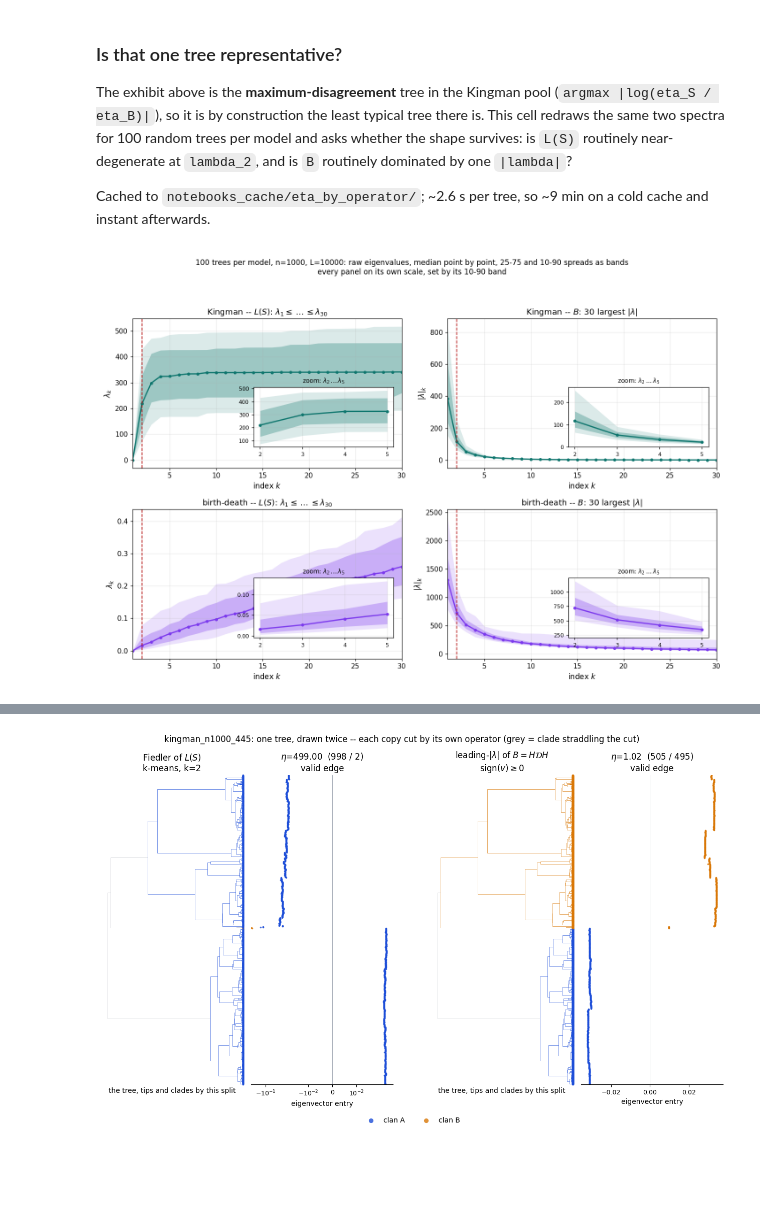
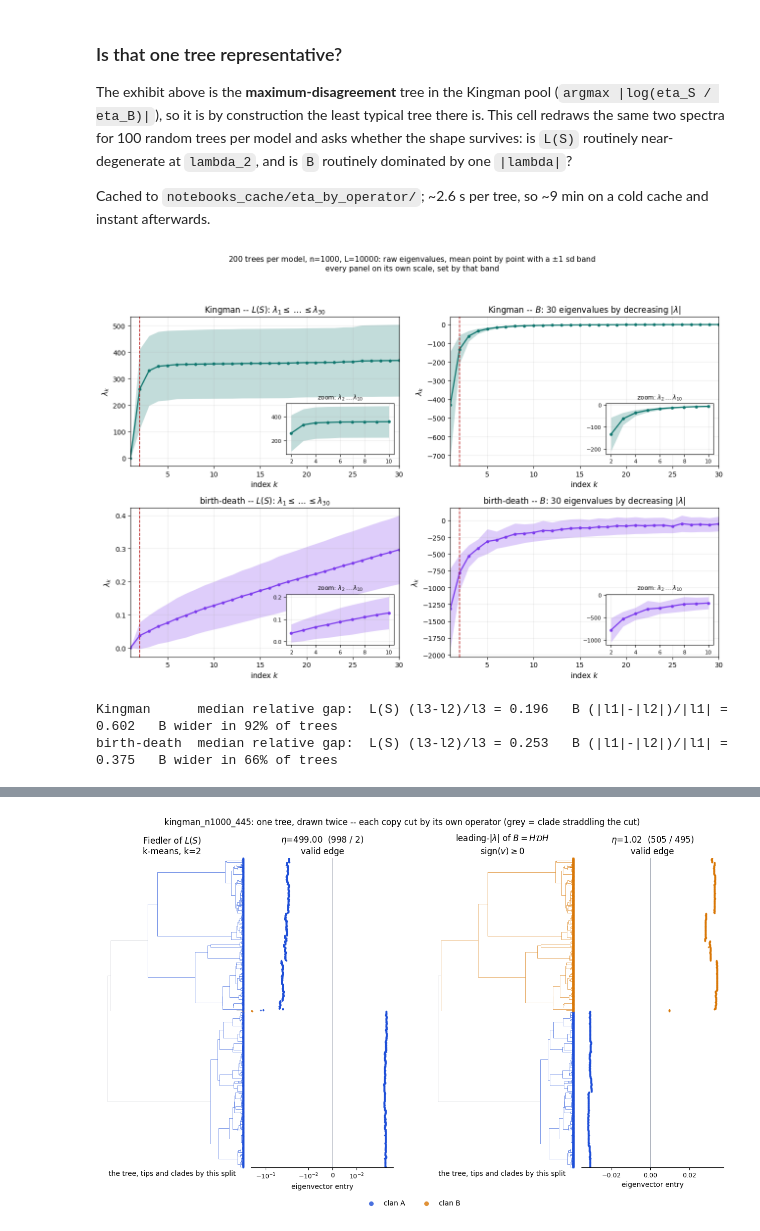
Before and after one commit to itaygonnen/spectral-tree-inference, a Jupyter notebook: sub_sampled_fielder_vec/analysis/supporting/eta_by_operator.ipynb, the cells around one changed output, grey strips where cells are left out. Drawn from its saved outputs; the diff is of its cells as text; code cells hidden in the pictures; blank space fills up the shorter version.

```diff
--- a/sub_sampled_fielder_vec/analysis/supporting/eta_by_operator.ipynb
+++ b/sub_sampled_fielder_vec/analysis/supporting/eta_by_operator.ipynb
@@ -290,7 +298,7 @@ for ax, (ev, used, name, note) in zip(axes, spectra):
     # lambda_1 = 0 and the bulk sit orders of magnitude away from the gaps that
     # matter, so the head of each spectrum needs its own axis to be readable.
     a, b = ZOOM
-    axi = ax.inset_axes([0.16, 0.13, 0.44, 0.35])    # same corner in every panel
+    axi = ax.inset_axes([0.58, 0.10, 0.40, 0.34])   # flush bottom-right
     axi.plot(idx[a:b], ev[a:b], "o-", ms=4, lw=0.8, color="#6b7280")
     if a <= used < b:                            # B's leading value is outside the zoom
         axi.scatter([idx[used]], [ev[used]], s=70, facecolor="none",
@@ -331,7 +341,7 @@ Cached to `notebooks_cache/eta_by_operator/`; ~2.6 s per tree, so ~9 min on a co
 #   (i)  L(S) is near-degenerate at lambda_2 -- the Fiedler vector is not isolated, so
 #        a sub-sample can rotate it into a different split;
 #   (ii) B has one |lambda| far above the rest -- its leading vector IS isolated.
-R_SAMPLE = 100                                  # trees per model
+R_SAMPLE = 200                                  # trees per model
 SPEC_CACHE = CDIR / f"spectra_sample_n{N}_L{SEQ_LEN}_R{R_SAMPLE}.npz"
 
 rng = np.random.default_rng(0)
@@ -374,71 +384,73 @@ def pad_lim(lohi, frac=0.06):
 kk = np.arange(1, K_PLOT + 1)
 ARM_SPEC = [(spec_L[:, :K_PLOT],
              rf"$L(S)$: $\lambda_1 \leq \dots \leq \lambda_{{{K_PLOT}}}$", r"$\lambda_k$"),
-            (np.abs(spec_B[:, :K_PLOT]),
-             rf"$B$: {K_PLOT} largest $|\lambda|$", r"$|\lambda|_k$")]
+            (spec_B[:, :K_PLOT],                # signed: B is NSD, so these are negative
+             rf"$B$: {K_PLOT} eigenvalues by decreasing $|\lambda|$", r"$\lambda_k$")]
 
-ZOOM_SAMPLE = (1, 5)                            # this panel zooms tighter: indices 2..5
+ZOOM_SAMPLE = (1, 10)                           # indices 2..10
 
 
 def band(ax_, x, block, color):
-    """Median point by point, with the 25-75 and 10-90 spreads drawn as bands.
+    """Mean point by point, with a +/- 1 sd band around it.
 
-    100 individual curves hid the median and dragged every axis out to a handful of
-    extreme trees; the bands carry the same spread and set an honest scale.
+    The individual curves hid the mean and dragged every axis out to a handful of
+    extreme trees; the band carries the spread and sets an honest scale.
     """
-    p10, q25, med, q75, p90 = np.percentile(block, [10, 25, 50, 75, 90], axis=0)
-    ax_.fill_between(x, p10, p90, color=color, alpha=0.15, lw=0)
-    ax_.fill_between(x, q25, q75, color=color, alpha=0.30, lw=0)
-    ax_.plot(x, med, "o-", ms=3.5, lw=1.8, color=color)
-    return p10.min(), p90.max()
+    mu, sd = block.mean(axis=0), block.std(axis=0)
+    ax_.fill_between(x, mu - sd, mu + sd, color=color, alpha=0.25, lw=0)
+    ax_.plot(x, mu, "o-", ms=3.5, lw=1.8, color=color)
+    return float((mu - sd).min()), float((mu + sd).max())
 
 
 fig, axes = plt.subplots(len(MODELS), len(ARM_SPEC), figsize=(13, 9))
 for r, (mo, mname) in enumerate(MODELS):
     sel = models == mo
     for c, (Y, name, ylab) in enumerate(ARM_SPEC):
         ax, Yv = axes[r, c], Y[sel]
         ax.set_ylim(*pad_lim(band(ax, kk, Yv, C_MOD[mo])))
         ax.axvline(2, color="#b91c1c", ls="--", lw=1.2)
         ax.set_title(f"{mname} -- {name}", fontsize=12)
         ax.set_xlabel("index $k$", fontsize=11); ax.set_ylabel(ylab, fontsize=11)
         ax.set_xlim(1, K_PLOT)
         ax.grid(alpha=0.25)
 
-        # always the same corner, and a tighter window than the single-tree exhibit
+        # same corner in all four panels, tighter window than the single-tree exhibit
         a, b = ZOOM_SAMPLE
-        axi = ax.inset_axes([0.45, 0.14, 0.52, 0.40])
+        axi = ax.inset_axes([0.58, 0.08, 0.40, 0.34])   # flush bottom-right
         axi.set_ylim(*pad_lim(band(axi, kk[a:b], Yv[:, a:b], C_MOD[mo])))
         axi.set_title(rf"zoom: $\lambda_{{{a+1}}}\dots\lambda_{{{b}}}$", fontsize=9)
-        axi.set_xticks(np.arange(a + 1, b + 1))   # integer indices, not 2.5
+        axi.set_xticks(np.arange(a + 1, b + 1, 2))   # integers, thinned to fit
         axi.tick_params(labelsize=8)
         axi.grid(alpha=0.25)
-fig.suptitle(f"{R_SAMPLE} trees per model, n={N}, L={SEQ_LEN}: raw eigenvalues, median "
-             f"point by point, 25-75 and 10-90 spreads as bands\n"
-             f"every panel on its own scale, set by its 10-90 band", fontsize=11)
+fig.suptitle(f"{R_SAMPLE} trees per model, n={N}, L={SEQ_LEN}: raw eigenvalues, "
+             f"mean point by point with a $\\pm$1 sd band\n"
+             f"every panel on its own scale, set by that band", fontsize=11)
 fig.tight_layout(rect=[0, 0, 1, 0.94])
 plt.show()
 
-# The gap next to the eigenvector each arm reads is what makes that split stable under
-# sub-sampling, so report it per tree model as quartiles over the sample.
-gap_rows = []
+# The head of each spectrum as numbers: one row per (tree model, route), one column
+# per eigenvalue, median over the sample. B is NSD so its entries are negative, and
+# L(S) has lambda_1 = 0 for every tree.
+EV_TABLE_K = 5
+ev_rows, ev_index = [], []
 for mo, mname in MODELS:
     sel = models == mo
-    qL, qB = np.percentile(gapL[sel], [25, 50, 75]), np.percentile(gapB[sel], [25, 50, 75])
-    gap_rows.append({
-        "model": mname, "trees": int(sel.sum()),
-        "L(S) gap q25": round(qL[0], 3), "L(S) gap med": round(qL[1], 3),
-        "L(S) gap q75": round(qL[2], 3),
-        "B gap q25": round(qB[0], 3), "B gap med": round(qB[1], 3),
-        "B gap q75": round(qB[2], 3),
-        "B gap > L(S) gap": f"{100*np.mean(gapB[sel] > gapL[sel]):.0f}%",
-    })
-gap_rows.append({
-    "model": f"exhibit tree ({TREE_ID})", "trees": 1,
-    "L(S) gap med": round((ev_L[2] - ev_L[1]) / ev_L[2], 4),
-    "B gap med": round((abs(ev_B[0]) - abs(ev_B[1])) / abs(ev_B[0]), 4),
-})
-gap_table = pd.DataFrame(gap_rows).set_index("model")
-gap_table   # gap = (l3-l2)/l3 for L(S), (|l|1-|l|2)/|l|1 for B; blank = not a sample
+    for Y, rname in ((spec_L, "L(S)"), (spec_B, "B = HDH")):
+        med = np.median(Y[sel, :EV_TABLE_K], axis=0)
+        ev_rows.append({f"lambda_{j+1}": f"{med[j]:.4g}" for j in range(EV_TABLE_K)})
+        ev_index.append((mname, rname))
+ev_table = pd.DataFrame(ev_rows, index=pd.MultiIndex.from_tuples(
+    ev_index, names=["model", "route"]))
+
+# The one claim the band plot is here to settle, kept as a line rather than a table:
+# how far the eigenvalue each arm reads sits from its neighbour.
+for mo, mname in MODELS:
+    sel = models == mo
+    print(f"{mname:<12s} median relative gap:  L(S) (l3-l2)/l3 = {np.median(gapL[sel]):.3f}"
+          f"   B (|l1|-|l2|)/|l1| = {np.median(gapB[sel]):.3f}"
+          f"   B wider in {100*np.mean(gapB[sel] > gapL[sel]):.0f}% of trees")
+ev_table   # medians over the sample; K_PLOT-wide version of these rows is the plot above
 # %% [output]
-[figure, old version]
+[figure, new version]
+Kingman      median relative gap:  L(S) (l3-l2)/l3 = 0.196   B (|l1|-|l2|)/|l1| = 0.602   B wider in 92% of trees
+birth-death  median relative gap:  L(S) (l3-l2)/l3 = 0.253   B (|l1|-|l2|)/|l1| = 0.375   B wider in 66% of trees
```
Also changed, not shown: parts of 9 cells of this notebook, 21 other files.
